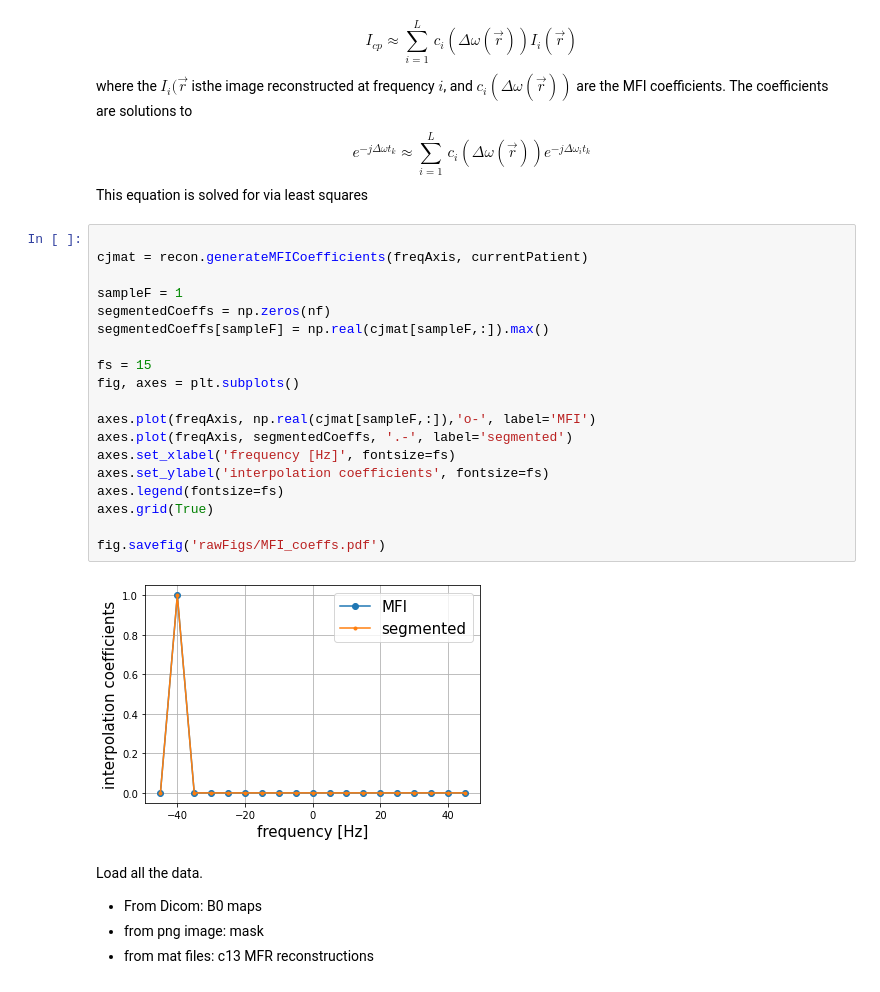
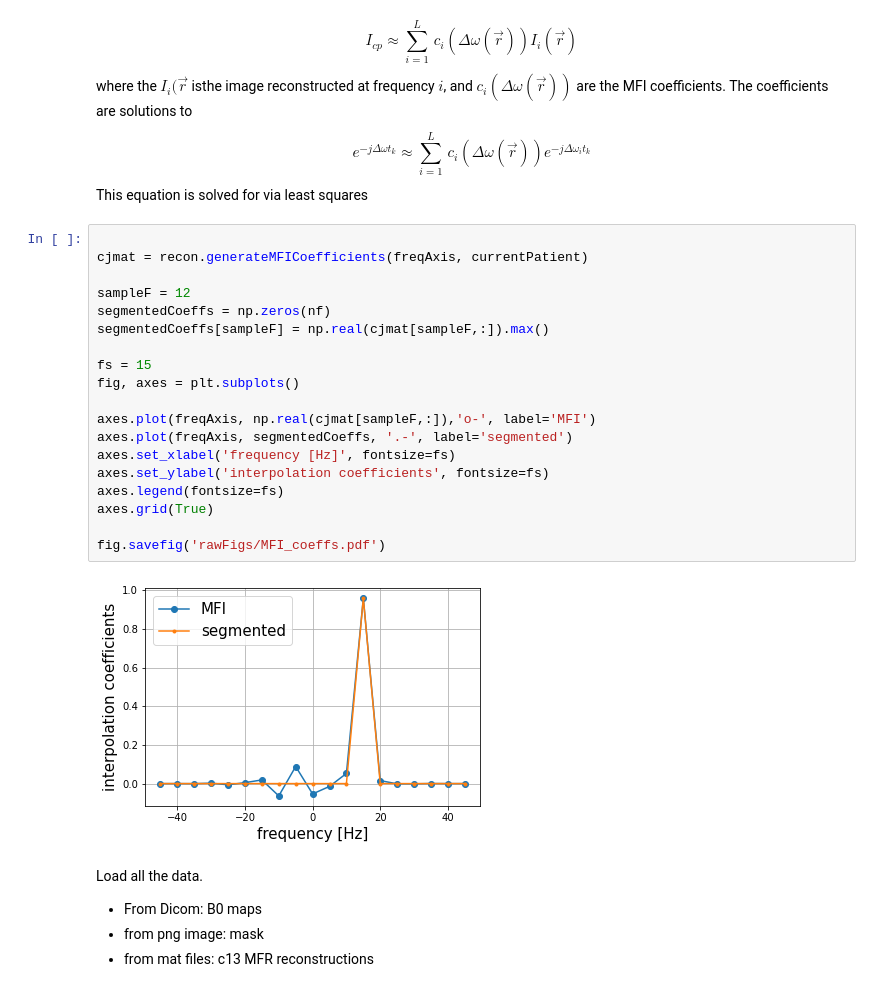
Before and after one commit to galenreed/spiralB0MapCorrection, a Jupyter notebook: example.ipynb, the cells around one changed output. Cells and saved outputs as stored; diff of their text form.

```diff
--- a/example.ipynb
+++ b/example.ipynb
@@ -82,24 +66,24 @@ This equation is solved for via least squares
 # %%
 
 cjmat = recon.generateMFICoefficients(freqAxis, currentPatient)
 
-sampleF = 1
+sampleF = 12
 segmentedCoeffs = np.zeros(nf)
 segmentedCoeffs[sampleF] = np.real(cjmat[sampleF,:]).max()
 
 fs = 15
 fig, axes = plt.subplots()
 
 axes.plot(freqAxis, np.real(cjmat[sampleF,:]),'o-', label='MFI')
 axes.plot(freqAxis, segmentedCoeffs, '.-', label='segmented')
 axes.set_xlabel('frequency [Hz]', fontsize=fs)
 axes.set_ylabel('interpolation coefficients', fontsize=fs)
 axes.legend(fontsize=fs)
 axes.grid(True)
 
 fig.savefig('rawFigs/MFI_coeffs.pdf')
 # %% [output]
-[figure, old version]
+[figure, new version]
 # %% [markdown]
 Load all the data.
 * From Dicom: B0 maps
```
Also changed, not shown: parts of 4 cells of this notebook, 1 other file.
